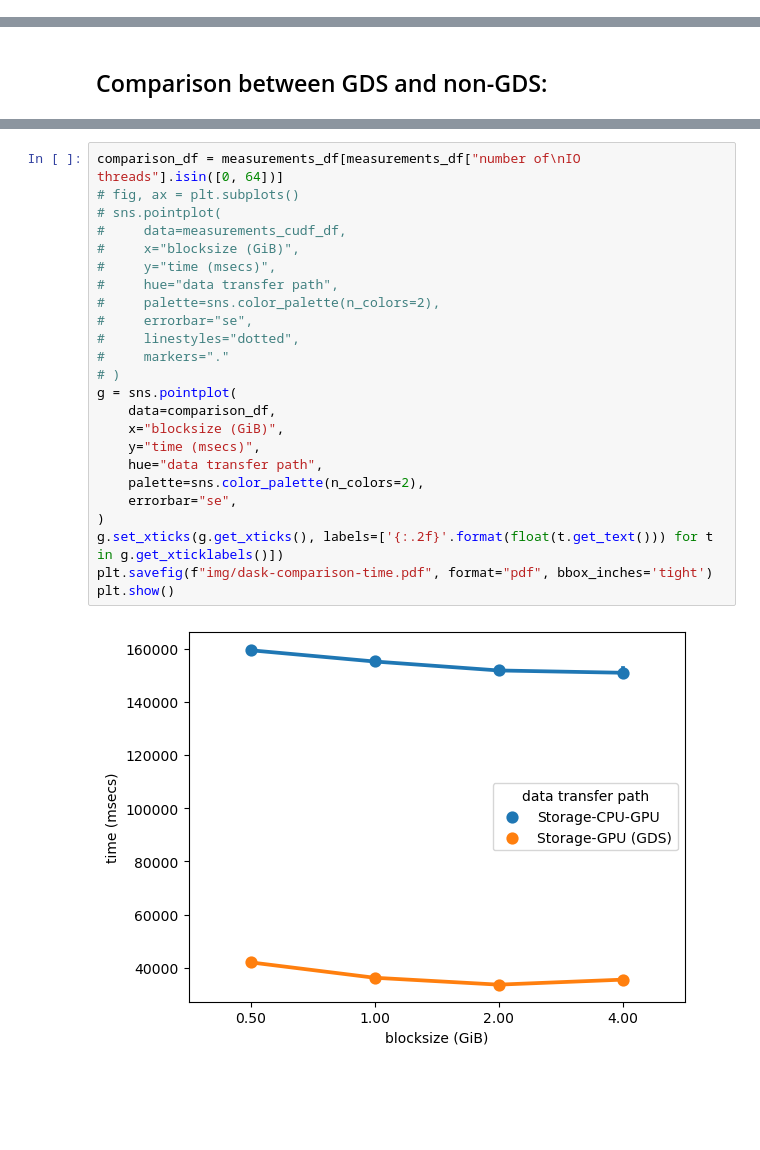
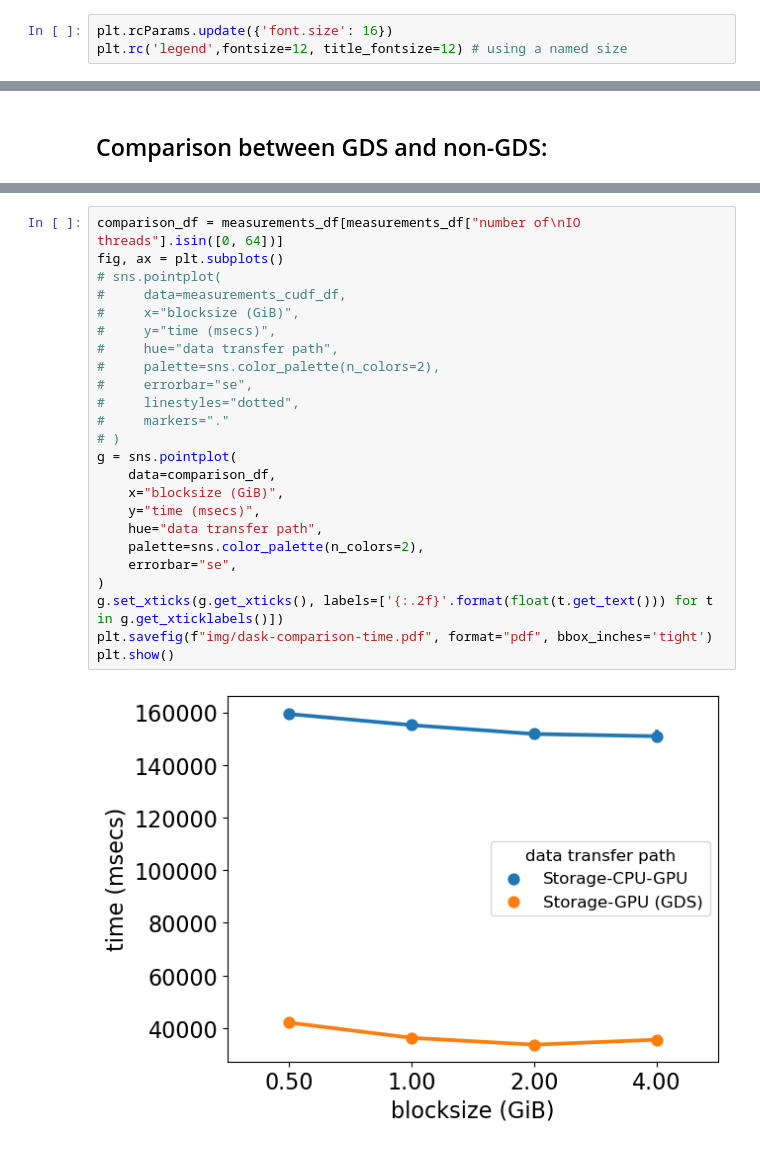
Before and after one commit to wesolowskip/mgr, a Jupyter notebook: 2_metajsonparser/dask-results-analysis.ipynb, the cells around one changed output, grey strips where cells are left out. Drawn from its saved outputs; the diff is of its cells as text; blank space fills up the shorter version.

```diff
--- a/2_metajsonparser/dask-results-analysis.ipynb
+++ b/2_metajsonparser/dask-results-analysis.ipynb
@@ -7,6 +7,9 @@ import pandas as pd
 from pandas.api.types import CategoricalDtype
 import seaborn as sns
 from matplotlib.ticker import MaxNLocator
+# %%
+plt.rcParams.update({'font.size': 16})
+plt.rc('legend',fontsize=12, title_fontsize=12) # using a named size
 # %%
 pattern = r"Code block 'i=(\d+), force_host_read=([^,]+), blocksize='([^']+)', cufile_params=(None|'cufile_thread_count=(\d+), cufile_slice_size_mb=(\d+)')' took: ([^\s]+) ms"
 # %%
@@ -108,26 +111,26 @@ measurements_cudf_df
 # %%
 comparison_df = measurements_df[measurements_df["number of\nIO threads"].isin([0, 64])]
-# fig, ax = plt.subplots()
+fig, ax = plt.subplots()
 # sns.pointplot(
 #     data=measurements_cudf_df,
 #     x="blocksize (GiB)",
 #     y="time (msecs)",
 #     hue="data transfer path",
 #     palette=sns.color_palette(n_colors=2),
 #     errorbar="se",
 #     linestyles="dotted",
 #     markers="."
 # )
 g = sns.pointplot(
     data=comparison_df,
     x="blocksize (GiB)",
     y="time (msecs)",
     hue="data transfer path",
     palette=sns.color_palette(n_colors=2),
     errorbar="se",
 )
 g.set_xticks(g.get_xticks(), labels=['{:.2f}'.format(float(t.get_text())) for t in g.get_xticklabels()])
 plt.savefig(f"img/dask-comparison-time.pdf", format="pdf", bbox_inches='tight')
 plt.show()
 # %% [output]
-[figure, old version]
+[figure, new version]
```
Also changed, not shown: parts of 11 cells of this notebook, 5 other files.
